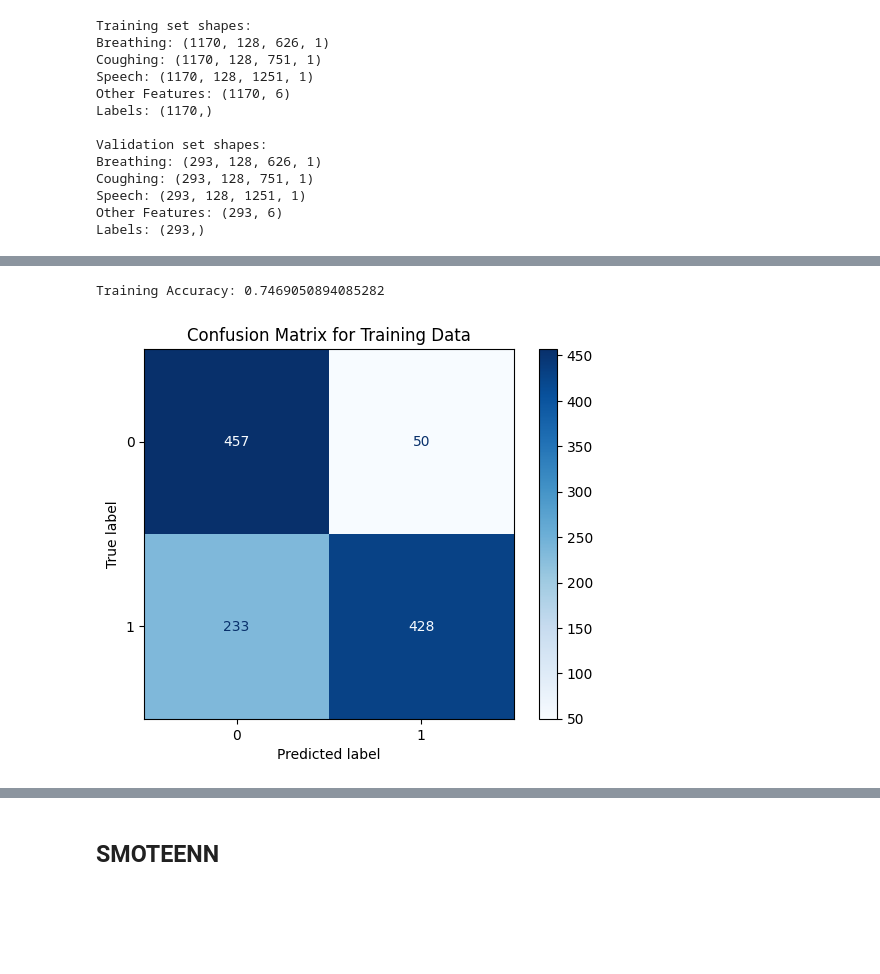
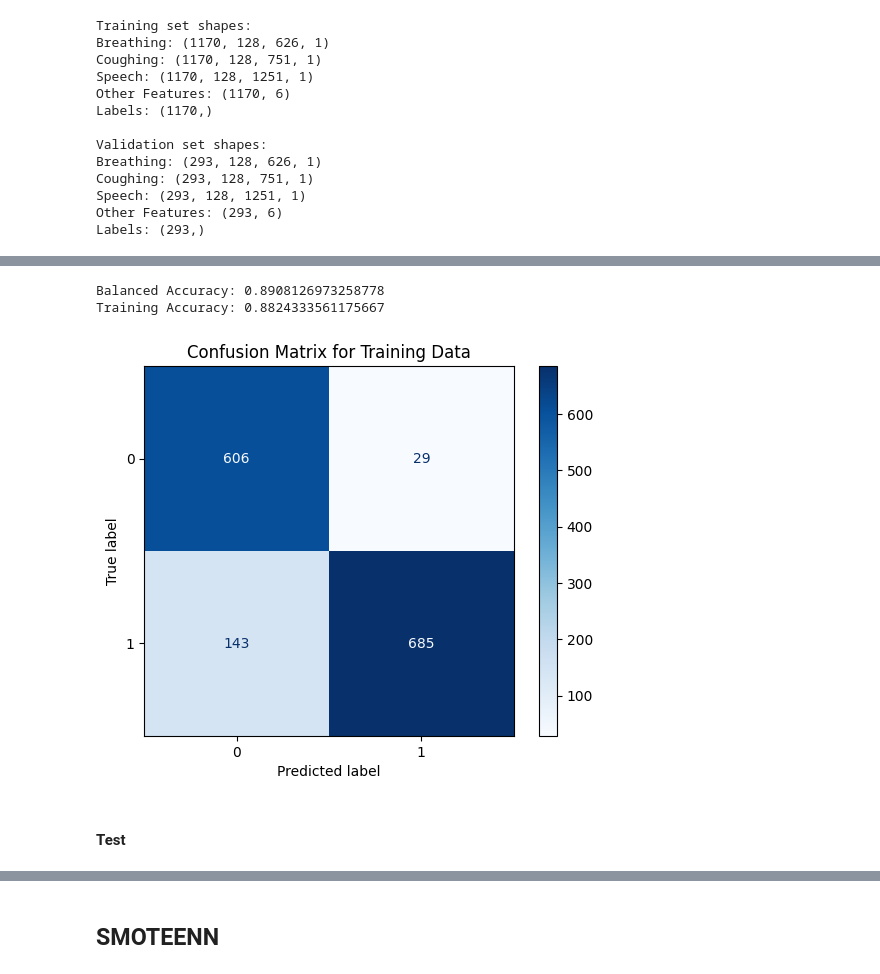
Before and after one commit to opheliasin/covid-detection, a Jupyter notebook: Workbook.ipynb, the cells around one changed output, grey strips where cells are left out. Cells and saved outputs as stored; diff of their text form; code cells hidden in the pictures; blank space fills up the shorter version.

```diff
--- a/Workbook.ipynb
+++ b/Workbook.ipynb
@@ -798,6 +840,7 @@ Other Features: (293, 6)
 Labels: (293,)
 # %%
 from tensorflow.keras.callbacks import EarlyStopping
+from sklearn.utils.class_weight import compute_class_weight
 
 # EarlyStopping callback
 early_stopping = EarlyStopping(
@@ -807,21 +850,6 @@ early_stopping = EarlyStopping(
     verbose=1                   # Print messages when early stopping is triggered
 )
 
-history = model.fit(
-    [X_train_breathing, X_train_coughing, X_train_speech, X_train_other_features],
-    y_train,
-    validation_data=(
-        [X_val_breathing, X_val_coughing, X_val_speech, X_val_other_features],
-        y_val
-    ),
-    epochs=20,
-    batch_size=32,
-    callbacks=[early_stopping]
-)
 
-
-# Step 4: Evaluate the model on the validation set
-results = model.evaluate(
-    [X_val_breathing, X_val_coughing, X_val_speech, X_val_other_features],
-    y_val
-)
+# Compute class weights
+class_weights = {0: 1.0, 1: 2.0}
@@ -834,0 +856,20 @@ y_pred_train = model.predict([X_train_breathing, X_train_coughing, X_train_speec
+# %%
+history = model.fit(
+    [X_train_breathing, X_train_coughing, X_train_speech, X_train_other_features],
+    y_train,
+    validation_data=(
+        [X_val_breathing, X_val_coughing, X_val_speech, X_val_other_features],
+        y_val
+    ),
+    epochs=20,
+    batch_size=32,
+    class_weight = class_weights,
+    callbacks=[early_stopping]
+)
+
+
+# Step 4: Evaluate the model on the validation set
+results = model.evaluate(
+    [X_val_breathing, X_val_coughing, X_val_speech, X_val_other_features],
+    y_val
+)
@@ -834,0 +894,2 @@ y_pred_train = model.predict([X_train_breathing, X_train_coughing, X_train_speec
+# %%
+y_pred_train = model.predict([spectrograms_breathing_train, spectrograms_cough_train, spectrograms_speech_train, all_other_features_train])
@@ -836,20 +899,28 @@ y_pred_train = model.predict([X_train_breathing, X_train_coughing, X_train_speec
 y_pred_train_binary = (y_pred_train > 0.6).astype(int)
 # %%
 from sklearn.metrics import accuracy_score
-accuracy_train = accuracy_score(y_train, y_pred_train_binary)
+from sklearn.metrics import balanced_accuracy_score
+
+balanced_acc = balanced_accuracy_score(all_labels_train, y_pred_train_binary)
+print(f"Balanced Accuracy: {balanced_acc}")
+
+accuracy_train = accuracy_score(all_labels_train, y_pred_train_binary)
 
 print(f"Training Accuracy: {accuracy_train}")
 # %% [output]
-Training Accuracy: 0.7469050894085282
+Balanced Accuracy: 0.8908126973258778
+Training Accuracy: 0.8824333561175667
 # %%
 from sklearn.metrics import confusion_matrix, ConfusionMatrixDisplay
 
-cm = confusion_matrix(y_train, y_pred_train_binary)
+cm = confusion_matrix(all_labels_train, y_pred_train_binary)
 
 # Step 4: Visualize or print the confusion matrix
 disp = ConfusionMatrixDisplay(confusion_matrix=cm)
 disp.plot(cmap=plt.cm.Blues)
 plt.title("Confusion Matrix for Training Data")
 plt.show()
 # %% [output]
-[figure, old version]
+[figure, new version]
+# %% [markdown]
+#### Test
```
Also changed, not shown: parts of 17 cells of this notebook.
